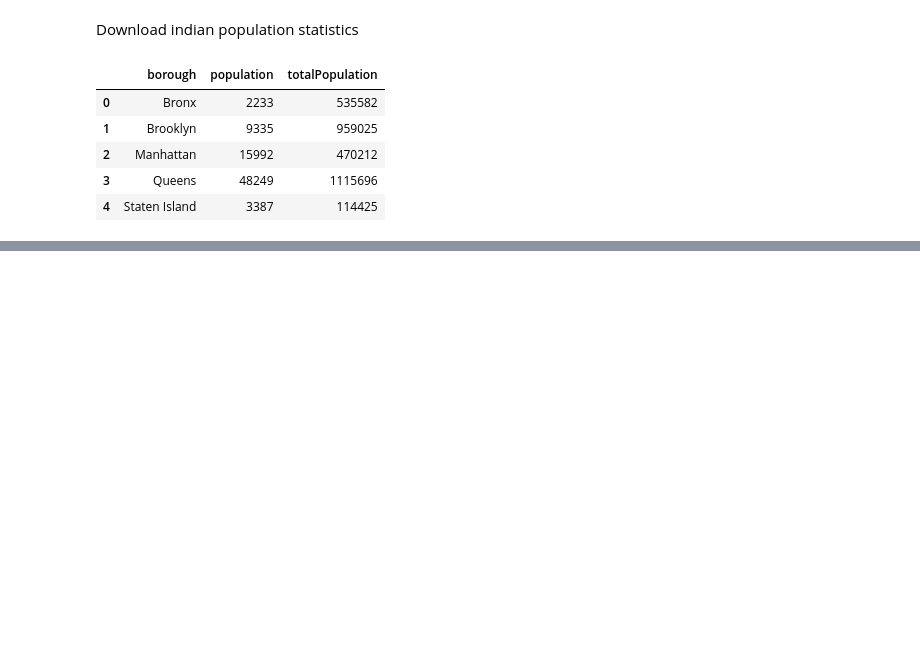
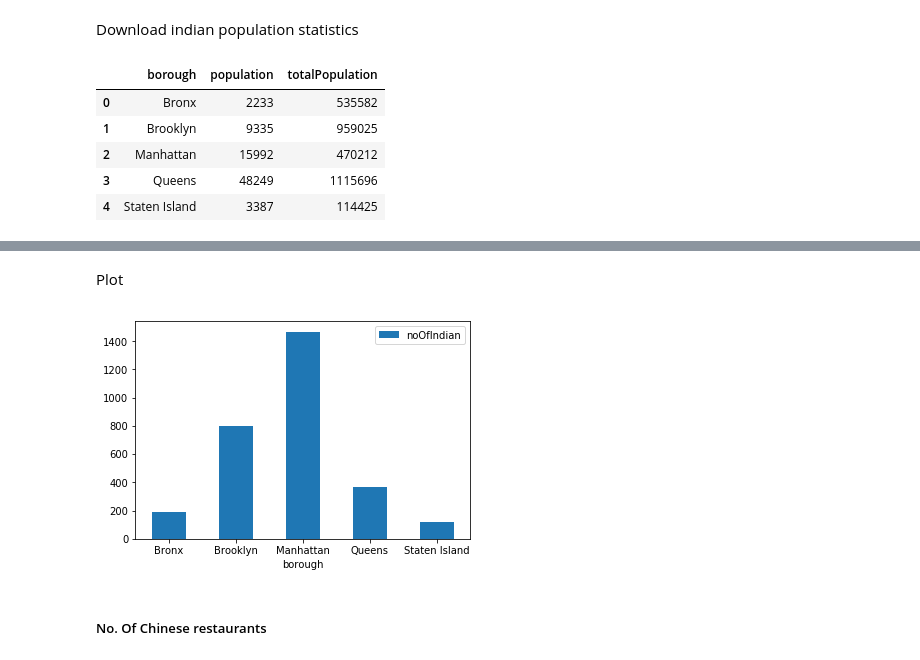
Before and after one commit to kranthibalusu/Coursera_Capstone, a Jupyter notebook: Indian&ChineseRestaurants .ipynb, the cells around one changed output, grey strips where cells are left out. Saved outputs shown, nothing was run; the diff lists cells and outputs as text; code cells hidden in the pictures; blank space fills up the shorter version.

```diff
--- a/Indian&ChineseRestaurants .ipynb
+++ b/Indian&ChineseRestaurants .ipynb
@@ -177,0 +262,3 @@ nearby_venues.head()
+# %%
+neighborhoods['noOfIndian'] = noOfIndRest
+neighborhoods.head(10)
@@ -177,0 +301,4 @@ nearby_venues.head()
+# %%
+dfBoroughsInd = neighborhoods.groupby('Borough')["noOfIndian"].sum()
+dfInds['noOfIndian'] = [dfBoroughsInd[0],dfBoroughsInd[1],dfBoroughsInd[2],dfBoroughsInd[3],dfBoroughsInd[4]]
+dfInds
@@ -177,0 +312,8 @@ nearby_venues.head()
+# %% [markdown]
+Plot
+# %%
+ax3 = dfInds.plot.bar(x='borough', y='noOfIndian', rot=0)
+# %% [output]
+[figure, added]
+# %% [markdown]
+##### No. Of Chinese restaurants
```
Also changed, not shown: parts of 41 cells of this notebook.
